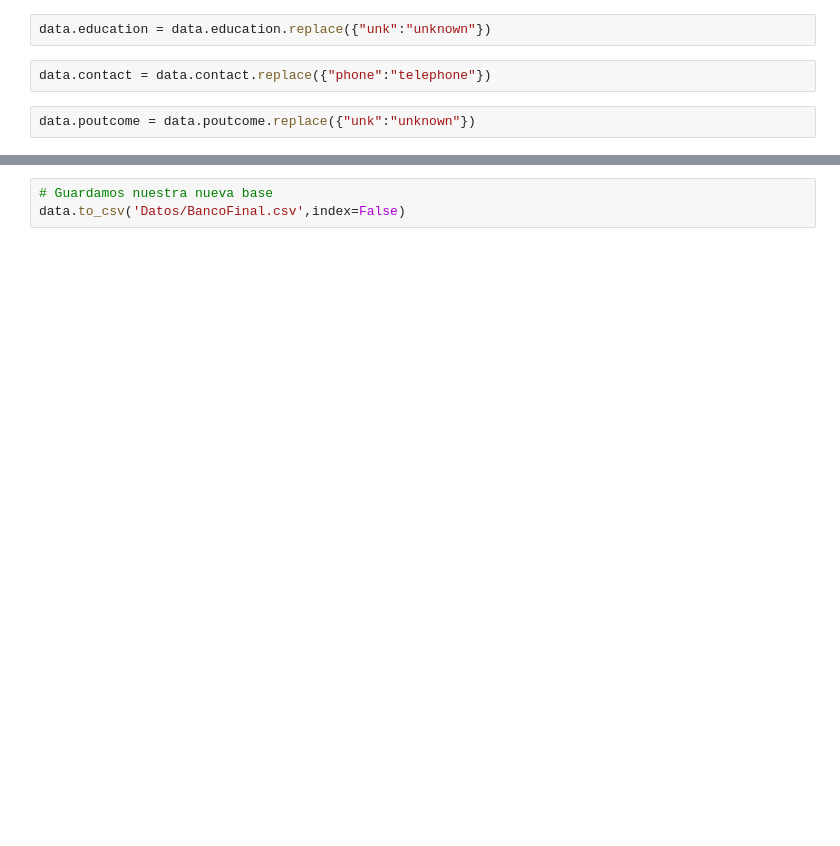
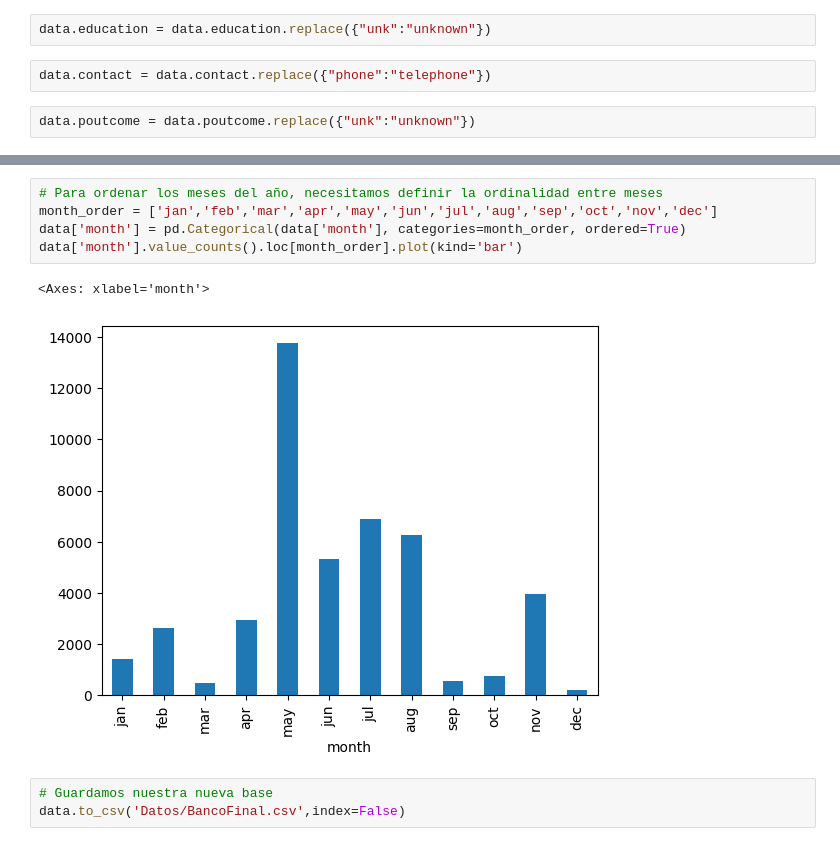
Before and after one commit to asegura4488/CienciaDatos, a Jupyter notebook: Semana3/Sesion5.ipynb, the cells around one changed output, grey strips where cells are left out. Cells and saved outputs as stored; diff of their text form; blank space fills up the shorter version.

```diff
--- a/Semana3/Sesion5.ipynb
+++ b/Semana3/Sesion5.ipynb
@@ -255,3 +257,11 @@ sns.countplot(x=data.month,data=data)
+# %%
+# Para ordenar los meses del año, necesitamos definir la ordinalidad entre meses
+month_order = ['jan','feb','mar','apr','may','jun','jul','aug','sep','oct','nov','dec']
+data['month'] = pd.Categorical(data['month'], categories=month_order, ordered=True)
+data['month'].value_counts().loc[month_order].plot(kind='bar')
+# %% [output]
+<Axes: xlabel='month'>
+[figure, added]
 # %%
 # Guardamos nuestra nueva base
 data.to_csv('Datos/BancoFinal.csv',index=False)
```
Also changed, not shown: parts of 13 cells of this notebook.
